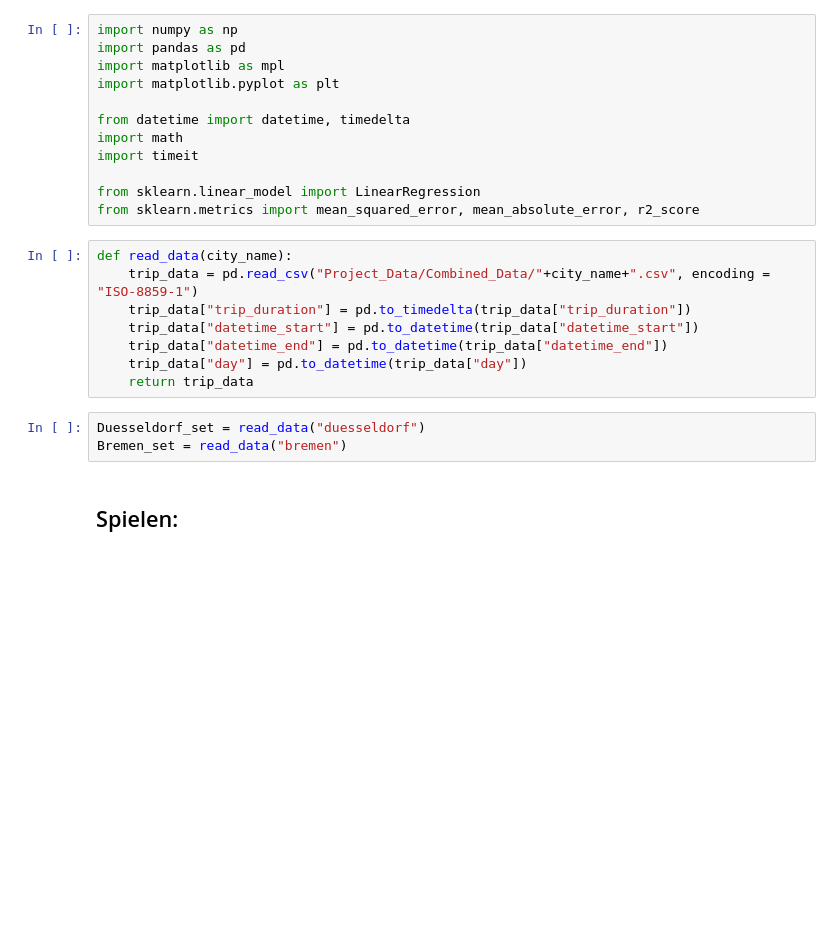
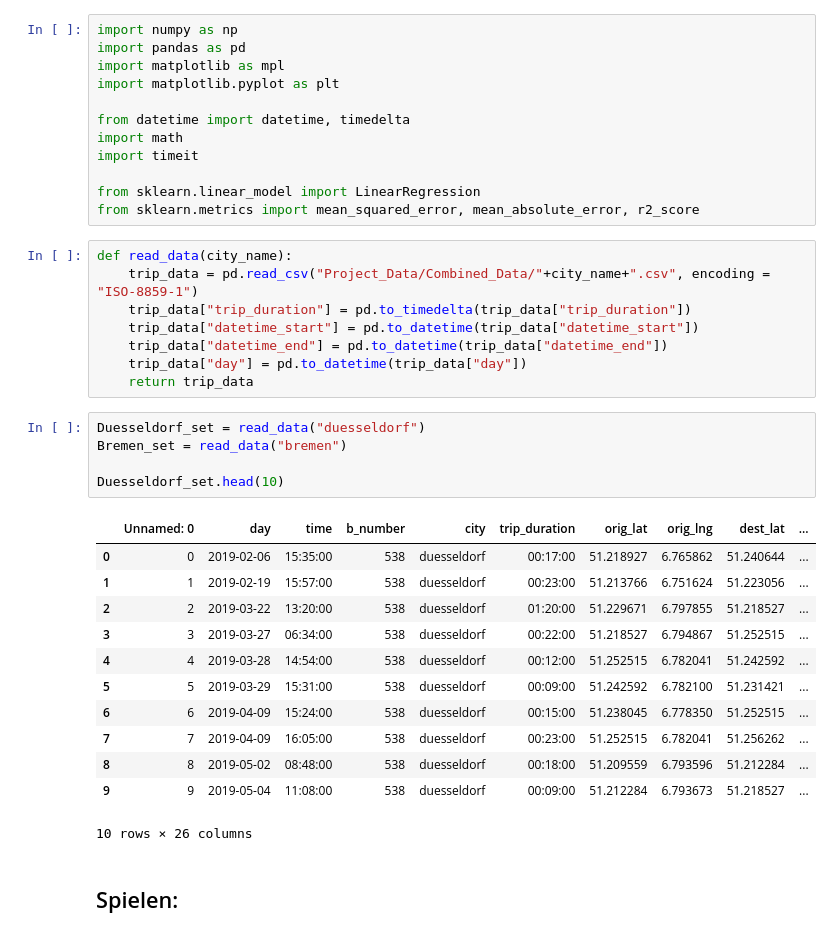
Before and after one commit to Polifka/eagle_gang, a Jupyter notebook: clustering.ipynb, the cells around one changed output. Cells and saved outputs as stored; diff of their text form; blank space fills up the shorter version.

```diff
--- a/clustering.ipynb
+++ b/clustering.ipynb
@@ -21,5 +21,20 @@ def read_data(city_name):
 # %%
 Duesseldorf_set = read_data("duesseldorf")
 Bremen_set = read_data("bremen")
+
+Duesseldorf_set.head(10)
+# %% [output]
+|  | Unnamed: 0 | day | time | b_number | city | trip_duration | orig_lat | orig_lng | dest_lat | ... |
+| 0 | 0 | 2019-02-06 | 15:35:00 | 538 | duesseldorf | 00:17:00 | 51.218927 | 6.765862 | 51.240644 | ... |
+| 1 | 1 | 2019-02-19 | 15:57:00 | 538 | duesseldorf | 00:23:00 | 51.213766 | 6.751624 | 51.223056 | ... |
+| 2 | 2 | 2019-03-22 | 13:20:00 | 538 | duesseldorf | 01:20:00 | 51.229671 | 6.797855 | 51.218527 | ... |
+| 3 | 3 | 2019-03-27 | 06:34:00 | 538 | duesseldorf | 00:22:00 | 51.218527 | 6.794867 | 51.252515 | ... |
+| 4 | 4 | 2019-03-28 | 14:54:00 | 538 | duesseldorf | 00:12:00 | 51.252515 | 6.782041 | 51.242592 | ... |
+| 5 | 5 | 2019-03-29 | 15:31:00 | 538 | duesseldorf | 00:09:00 | 51.242592 | 6.782100 | 51.231421 | ... |
+| 6 | 6 | 2019-04-09 | 15:24:00 | 538 | duesseldorf | 00:15:00 | 51.238045 | 6.778350 | 51.252515 | ... |
+| 7 | 7 | 2019-04-09 | 16:05:00 | 538 | duesseldorf | 00:23:00 | 51.252515 | 6.782041 | 51.256262 | ... |
+| 8 | 8 | 2019-05-02 | 08:48:00 | 538 | duesseldorf | 00:18:00 | 51.209559 | 6.793596 | 51.212284 | ... |
+| 9 | 9 | 2019-05-04 | 11:08:00 | 538 | duesseldorf | 00:09:00 | 51.212284 | 6.793673 | 51.218527 | ... |
+10 rows × 26 columns
 # %% [markdown]
 ## Spielen:
```
Also changed, not shown: parts of 6 cells of this notebook.
